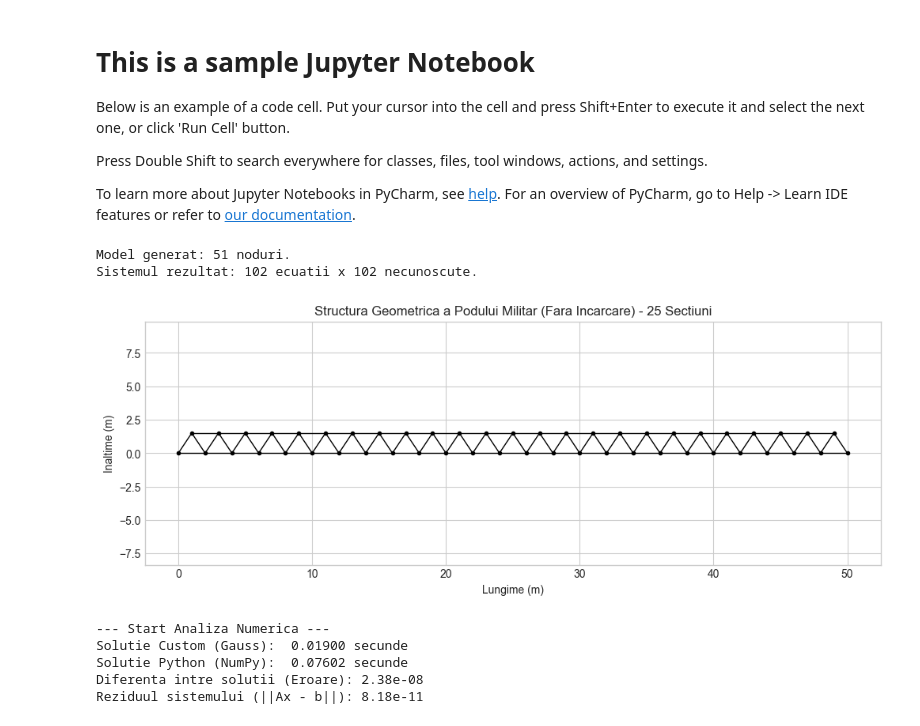
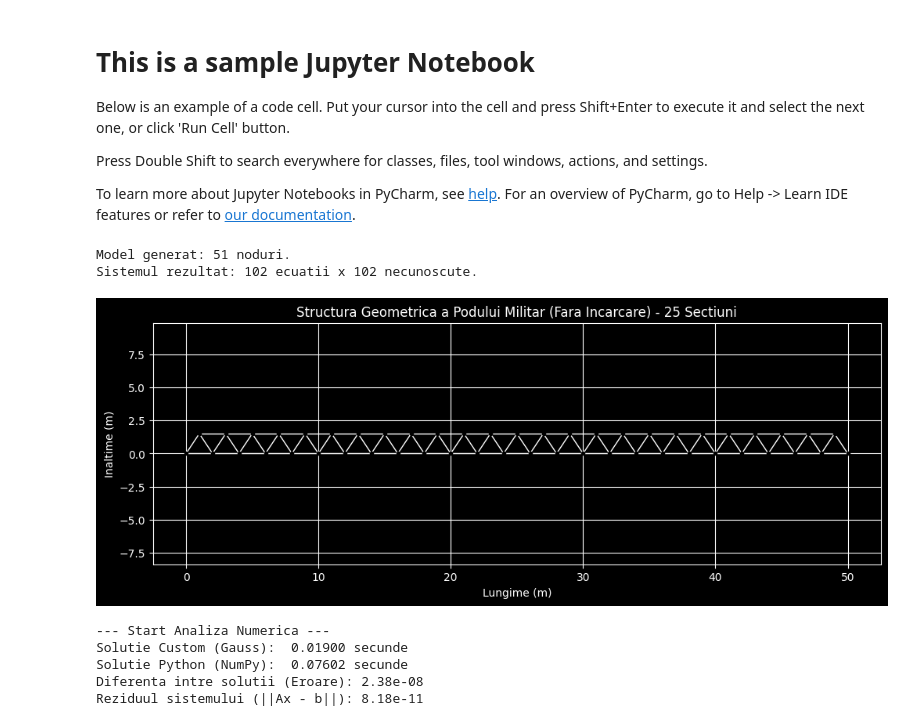
Before and after one commit to tankistkebab/WarrenTruss, a Jupyter notebook: sample.ipynb, the cells around one changed output. Saved outputs shown, nothing was run; the diff lists cells and outputs as text; code cells hidden in the pictures.

```diff
--- a/sample.ipynb
+++ b/sample.ipynb
@@ -27,7 +27,7 @@ def generate_bridge_system(num_sections):
     # setari parametrii
     L = 2.0  # Lungimea unui segment (metri)
     H = 1.5  # Inaltimea (metri)
-    Load = 10000.0 # Greutatea unui tanc aplicata pe nodurile centrale (Newtoni)
+    Load = 10000.0 # Greutatea unui vehicul aplicata pe nodurile centrale (Newtoni)
 
     #Generare coordonate
     nodes = []
@@ -36,6 +36,8 @@ def generate_bridge_system(num_sections):
         nodes.append((i * L, 0))       # Nod Jos
         if i < num_sections:
             nodes.append((i * L + L/2, H)) # Nod Sus
+    #   .           .           .
+    #.      apoi .      apoi .      ....
 
     num_nodes = len(nodes)
 
@@ -52,8 +54,8 @@ def generate_bridge_system(num_sections):
         lower_left = 2*i
         upper = 2*i + 1
         lower_right = 2*i + 2
-        members.append((lower_left, upper))
-        members.append((upper, lower_right))
+        members.append((lower_left, upper)) #bara /
+        members.append((upper, lower_right)) #bara \
 
     num_members = len(members)
 
@@ -98,35 +100,35 @@ def generate_bridge_system(num_sections):
     mid_end = num_sections // 2 + 2
     for i in range(mid_start, mid_end):
         if i >= 0 and i*2 < num_nodes:
              b[2*(i*2) + 1] -= Load # Forta in jos pe axa Y
 
     return A, b, nodes, members
 
 # --- VIZUALIZARE INITIALA (STRUCTURA) ---
 # Generam un pod cu 25 sectiuni (aprox 100+ ecuatii)
 NUM_SECTIUNI = 25
 A, b, nodes, members = generate_bridge_system(NUM_SECTIUNI)
 
 print(f"Model generat: {len(nodes)} noduri.")
 print(f"Sistemul rezultat: {A.shape[0]} ecuatii x {A.shape[1]} necunoscute.")
 
 # Plotare "Schelet" Pod
 plt.figure(figsize=(12, 4))
 for (i, j) in members:
     p1, p2 = nodes[i], nodes[j]
-    plt.plot([p1[0], p2[0]], [p1[1], p2[1]], 'k-', lw=1) # Linii negre simple
+    plt.plot([p1[0], p2[0]], [p1[1], p2[1]], 'w-', lw=1) # Linii albe simple, schimba culoarea daca face fite IDE-ul
 
 plt.plot([n[0] for n in nodes], [n[1] for n in nodes], 'ko', markersize=3)
 plt.title(f"Structura Geometrica a Podului Militar (Fara Incarcare) - {NUM_SECTIUNI} Sectiuni")
 plt.xlabel("Lungime (m)")
 plt.ylabel("Inaltime (m)")
 plt.axis('equal')
 plt.grid(True)
 plt.show()
 # %% [output]
 Model generat: 51 noduri.
 Sistemul rezultat: 102 ecuatii x 102 necunoscute.
-[figure, old version]
+[figure, new version]
 # %%
 def UTRIS(U, b):
     """
```
